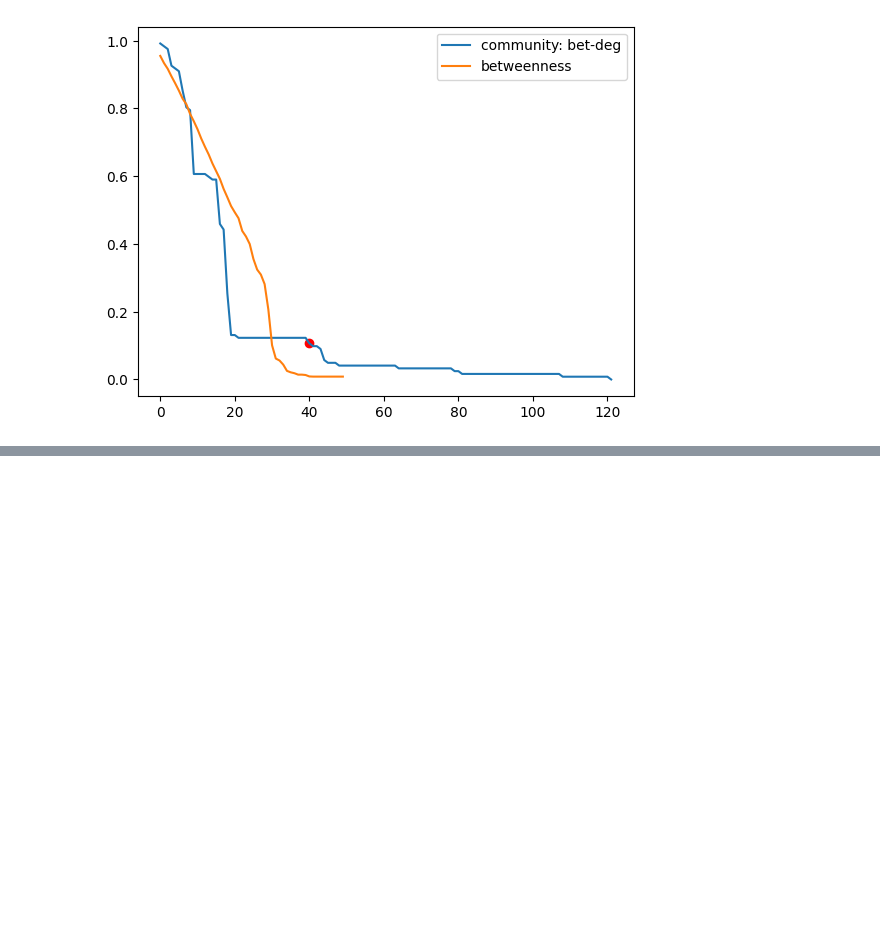
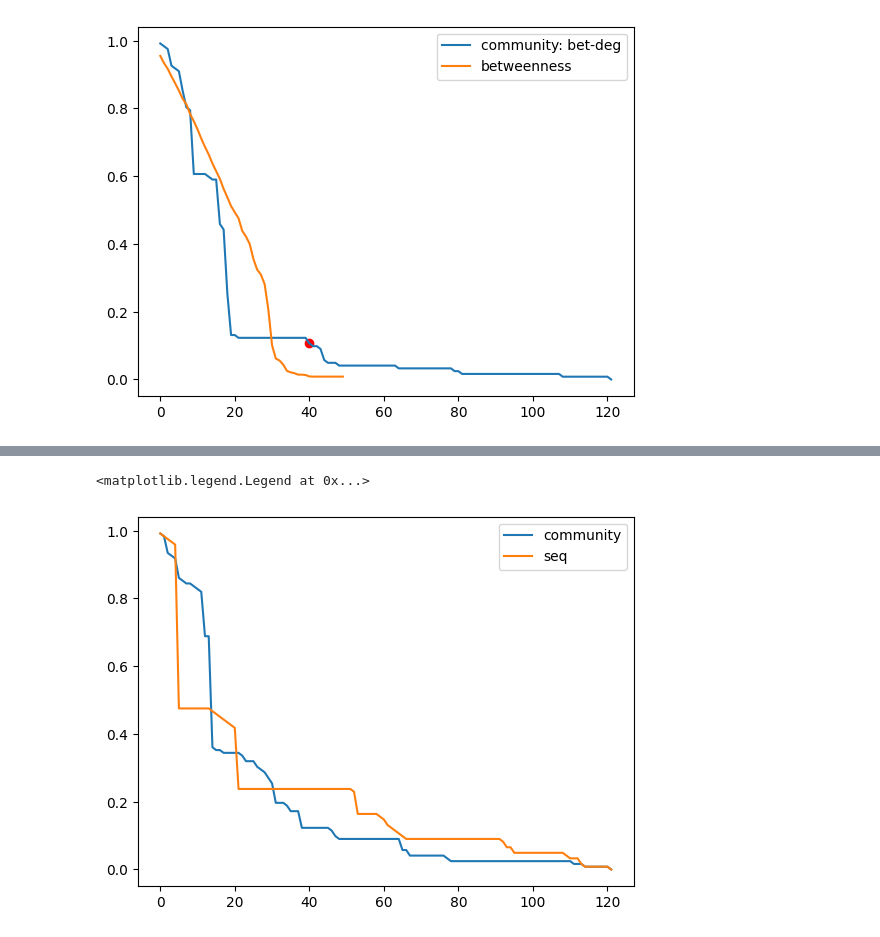
Before and after one commit to raysas/network-disintegration-attacks, a Jupyter notebook: code/final_code.ipynb, the cells around one changed output, grey strips where cells are left out. Drawn from its saved outputs; the diff is of its cells as text; code cells hidden in the pictures; blank space fills up the shorter version.

```diff
--- a/code/final_code.ipynb
+++ b/code/final_code.ipynb
@@ -2003,0 +2049,10 @@ IndexError: list index out of range
+# %%
+proximity_community_circuits_s208 = community_attack(circuits_s208, proximity_centrality, proximity_centrality)
+proximity_seq_attack_circuits_s208 = seq_attack(circuits_s208, proximity_centrality)
+
+plt.plot(list(proximity_community_circuits_s208[0].values()), label='community')
+plt.plot(list(proximity_seq_attack_circuits_s208[0].values()), label='seq')
+plt.legend()
+# %% [output]
+<matplotlib.legend.Legend at 0x...>
+[figure, added]
```
Also changed, not shown: parts of 6 cells of this notebook.
